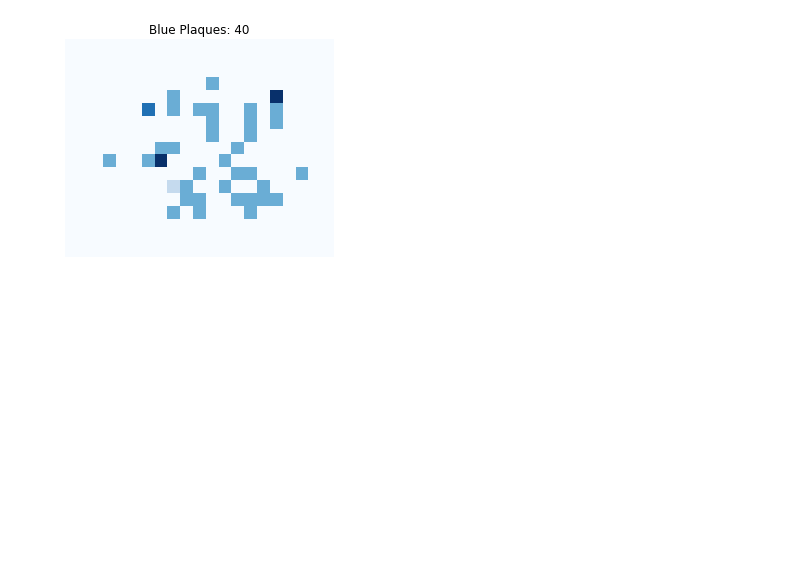
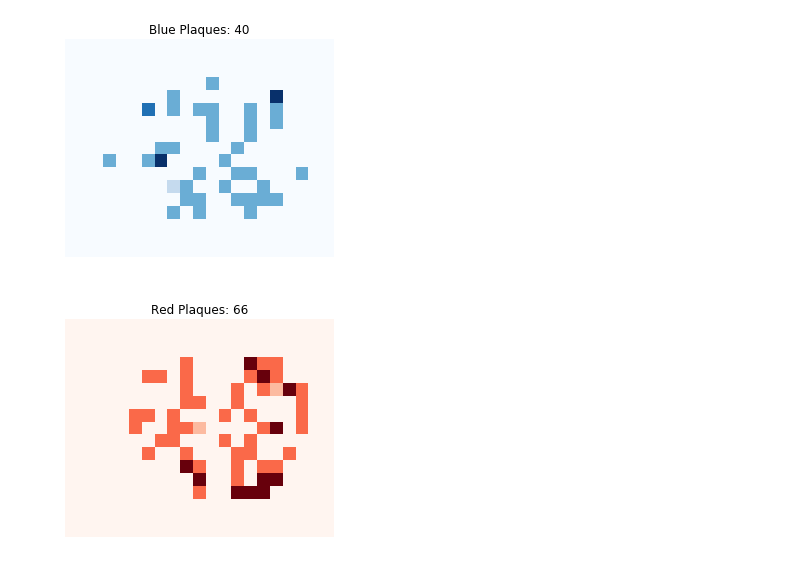
Before and after one commit to shauseth/phage-counting, a Jupyter notebook: count.ipynb, the cells around one changed output. Saved outputs shown, nothing was run; the diff lists cells and outputs as text; code cells hidden in the pictures; blank space fills up the shorter version.

```diff
--- a/count.ipynb
+++ b/count.ipynb
@@ -27,13 +40,34 @@ def count(img, learn):
 # %%
+def count(img, learn):
+    pred_class,pred_idx,outputs = learn.predict(img)
+    return class_dict[str(pred_class)]
+
 def miscount(matrix):
     n_len, m_len = matrix.shape
     e_list = []
-
     for n in range(n_len):
         for m in range(m_len):
             try:
-                if not 0.5 in (matrix[n-1, m], matrix[n, m+1], matrix[n+1, m], matrix[n, m-1]) and matrix[n, m] == 0.5:
+                if not 0.5 in (matrix[n - 1, m],
+                               matrix[n, m + 1],
+                               matrix[n + 1, m],
+                               matrix[n, m - 1]) and matrix[n, m] == 0.5:
                     e_list.append(0.5)
             except:
                 pass
     return e_list
+
+def iter_count(learn):
+
+    i_list = []
+
+    for n in range(len_n):
+
+        for m in range(len_m):
+
+            seg = segment(arr, n, m)
+            img = Image(pil2tensor(seg,np.float32).div_(255))
+            i = count(img, learn)
+            i_list.append(i)
+
+    return i_list
@@ -75,8 +77,19 @@ def plot(learn, colour, cmap):
     i_list = iter_count(learn)
     count = int(np.array(i_list).sum())
     matrix = np.array(i_list).reshape(dim(arr))
+    mcount = int(np.array(miscount(matrix)).sum())
     plt.imshow(matrix, cmap=cmap)
     plt.axis('off')
-    plt.title(colour + ' Plaques: ' + str(count))
+    plt.title(colour + ' Plaques: ' + str(count + mcount))
     plt.show()
+# %%
+img = Image_.open(file_name)
+arr = np.array(img)
+len_n, len_m = dim(arr)
+
+path = Path('./models/')
+
+learn_green = load_learner(path, 'resnet18_green.pkl')
+learn_blue = load_learner(path, 'resnet18_blue.pkl')
+learn_red = load_learner(path, 'resnet18_red.pkl')
 # %%
@@ -103,2 +108,6 @@ plot(learn_blue, 'Blue', 'Blues')
 # %% [output]
 [figure]
+# %%
+plot(learn_red, 'Red', 'Reds') # actually 79
+# %% [output]
+[figure, added]
```
Also changed, not shown: parts of 12 cells of this notebook.
